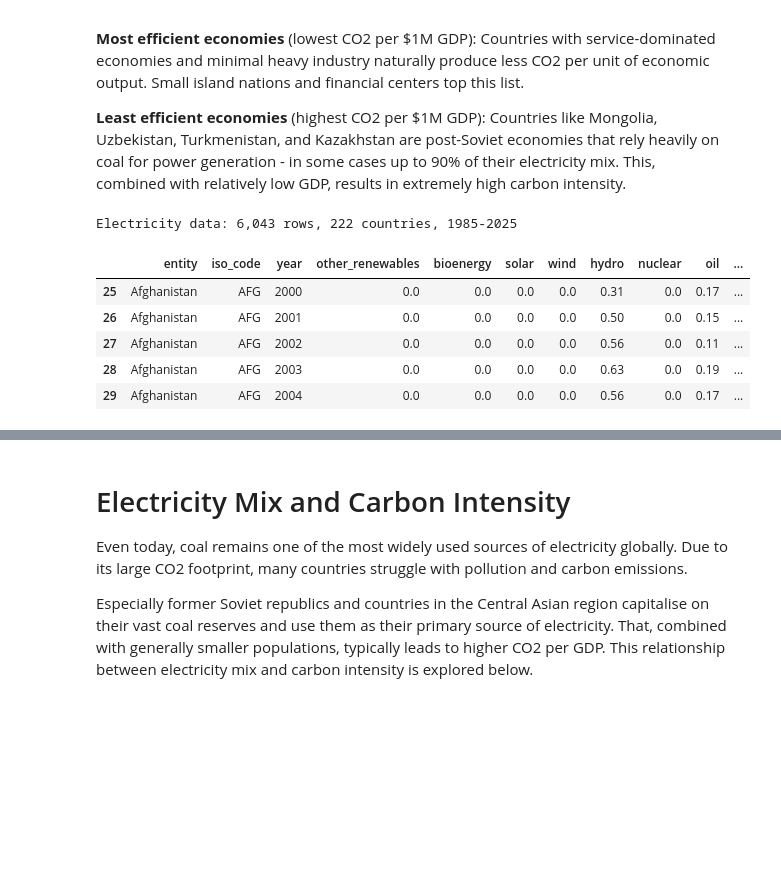
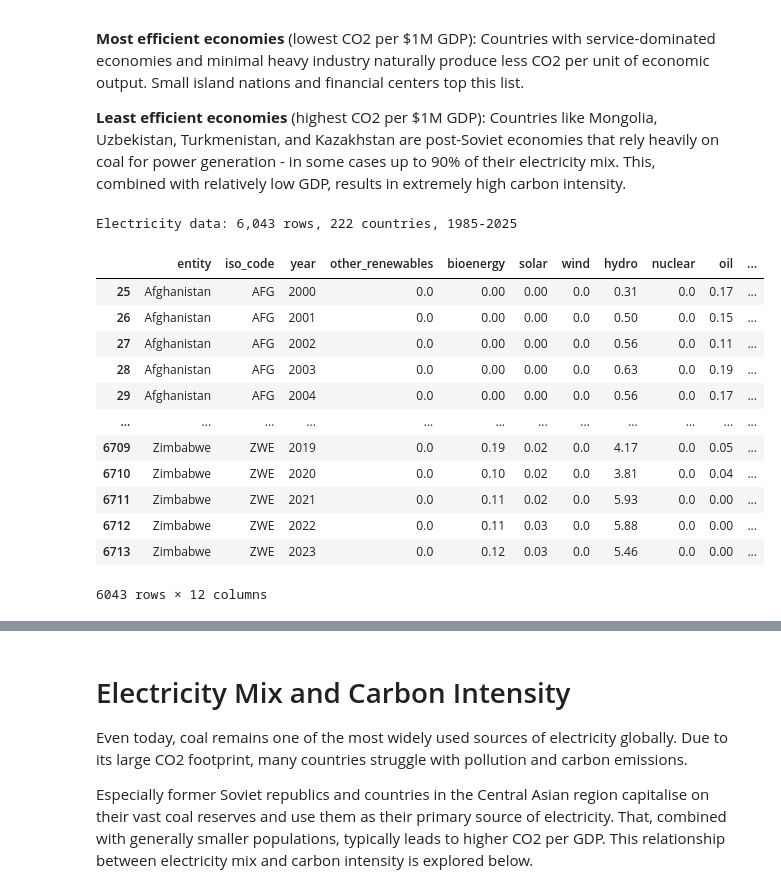
Before and after one commit to fabianfrank-dev/carbon_analysis, a Jupyter notebook: data_analytics_project.ipynb, the cells around one changed output, grey strips where cells are left out. Saved outputs shown, nothing was run; the diff lists cells and outputs as text; code cells hidden in the pictures; blank space fills up the shorter version.

```diff
--- a/data_analytics_project.ipynb
+++ b/data_analytics_project.ipynb
@@ -629,39 +651,47 @@ Countries like Mongolia, Uzbekistan, Turkmenistan, and Kazakhstan are post-Sovie
 # fetch electricity production data from Our World in Data
 df_electricity = pd.read_csv(
     "https://ourworldindata.org/grapher/electricity-prod-source-stacked.csv?v=1&csvType=full&useColumnShortNames=true",
     storage_options={'User-Agent': 'Our World In Data data fetch/1.0'}
 )
 
 # rename to concise column names
 rename_map = {
     'code': 'iso_code',
     "other_renewables_excluding_bioenergy_generation__twh_chart_electricity_prod_source_stacked": "other_renewables",
     'bioenergy_generation__twh_chart_electricity_prod_source_stacked': 'bioenergy',
     'solar_generation__twh_chart_electricity_prod_source_stacked': 'solar',
     'wind_generation__twh_chart_electricity_prod_source_stacked': 'wind',
     'hydro_generation__twh_chart_electricity_prod_source_stacked': 'hydro',
     'nuclear_generation__twh_chart_electricity_prod_source_stacked': 'nuclear',
     'oil_generation__twh_chart_electricity_prod_source_stacked': 'oil',
     'gas_generation__twh_chart_electricity_prod_source_stacked': 'gas',
     'coal_generation__twh_chart_electricity_prod_source_stacked': 'coal',
 }
 df_electricity = df_electricity.rename(columns=rename_map)
 
 # keep only individual countries (drop aggregates without ISO codes)
 df_electricity = df_electricity[df_electricity['iso_code'].notna() & (df_electricity['iso_code'].str.strip() != '')]
 
 print(f"Electricity data: {df_electricity.shape[0]:,} rows, "
       f"{df_electricity['iso_code'].nunique()} countries, "
       f"{df_electricity['year'].min()}-{df_electricity['year'].max()}")
-df_electricity.head()
+
+df_electricity
 # %% [output]
 Electricity data: 6,043 rows, 222 countries, 1985-2025
 |  | entity | iso_code | year | other_renewables | bioenergy | solar | wind | hydro | nuclear | oil | ... |
-| 25 | Afghanistan | AFG | 2000 | 0.0 | 0.0 | 0.0 | 0.0 | 0.31 | 0.0 | 0.17 | ... |
-| 26 | Afghanistan | AFG | 2001 | 0.0 | 0.0 | 0.0 | 0.0 | 0.50 | 0.0 | 0.15 | ... |
-| 27 | Afghanistan | AFG | 2002 | 0.0 | 0.0 | 0.0 | 0.0 | 0.56 | 0.0 | 0.11 | ... |
-| 28 | Afghanistan | AFG | 2003 | 0.0 | 0.0 | 0.0 | 0.0 | 0.63 | 0.0 | 0.19 | ... |
-| 29 | Afghanistan | AFG | 2004 | 0.0 | 0.0 | 0.0 | 0.0 | 0.56 | 0.0 | 0.17 | ... |
+| 25 | Afghanistan | AFG | 2000 | 0.0 | 0.00 | 0.00 | 0.0 | 0.31 | 0.0 | 0.17 | ... |
+| 26 | Afghanistan | AFG | 2001 | 0.0 | 0.00 | 0.00 | 0.0 | 0.50 | 0.0 | 0.15 | ... |
+| 27 | Afghanistan | AFG | 2002 | 0.0 | 0.00 | 0.00 | 0.0 | 0.56 | 0.0 | 0.11 | ... |
+| 28 | Afghanistan | AFG | 2003 | 0.0 | 0.00 | 0.00 | 0.0 | 0.63 | 0.0 | 0.19 | ... |
+| 29 | Afghanistan | AFG | 2004 | 0.0 | 0.00 | 0.00 | 0.0 | 0.56 | 0.0 | 0.17 | ... |
+| ... | ... | ... | ... | ... | ... | ... | ... | ... | ... | ... | ... |
+| 6709 | Zimbabwe | ZWE | 2019 | 0.0 | 0.19 | 0.02 | 0.0 | 4.17 | 0.0 | 0.05 | ... |
+| 6710 | Zimbabwe | ZWE | 2020 | 0.0 | 0.10 | 0.02 | 0.0 | 3.81 | 0.0 | 0.04 | ... |
+| 6711 | Zimbabwe | ZWE | 2021 | 0.0 | 0.11 | 0.02 | 0.0 | 5.93 | 0.0 | 0.00 | ... |
+| 6712 | Zimbabwe | ZWE | 2022 | 0.0 | 0.11 | 0.03 | 0.0 | 5.88 | 0.0 | 0.00 | ... |
+| 6713 | Zimbabwe | ZWE | 2023 | 0.0 | 0.12 | 0.03 | 0.0 | 5.46 | 0.0 | 0.00 | ... |
+6043 rows × 12 columns
 # %%
 green_cols = ['other_renewables', 'bioenergy', 'solar', 'wind', 'hydro', 'nuclear']
 non_green_cols = ['coal', 'oil', 'gas']
```
Also changed, not shown: parts of 5 cells of this notebook.
